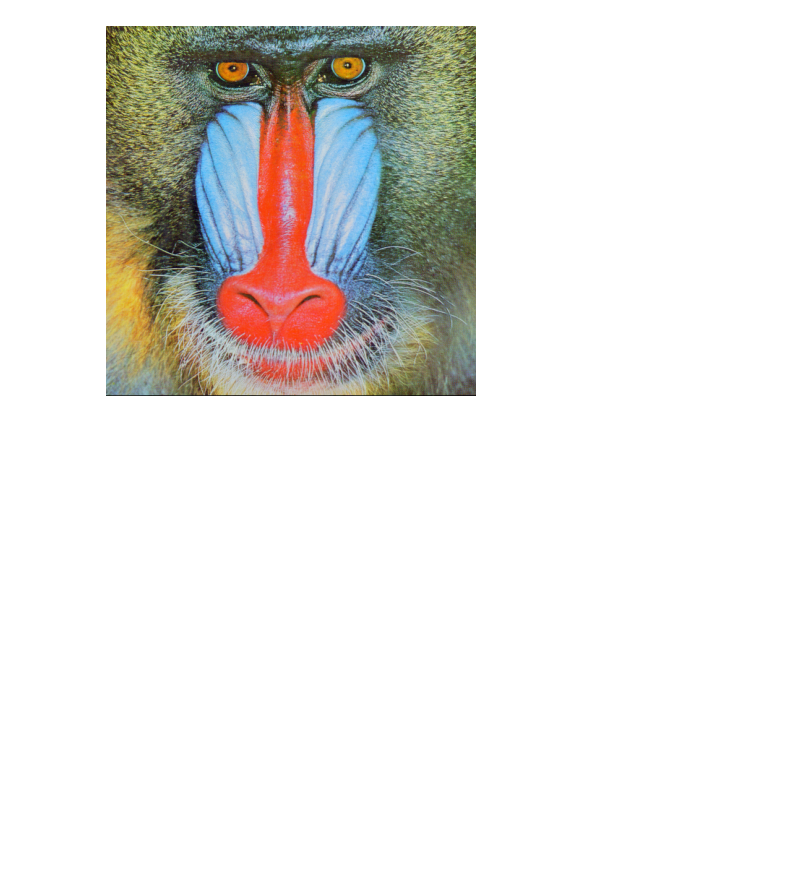
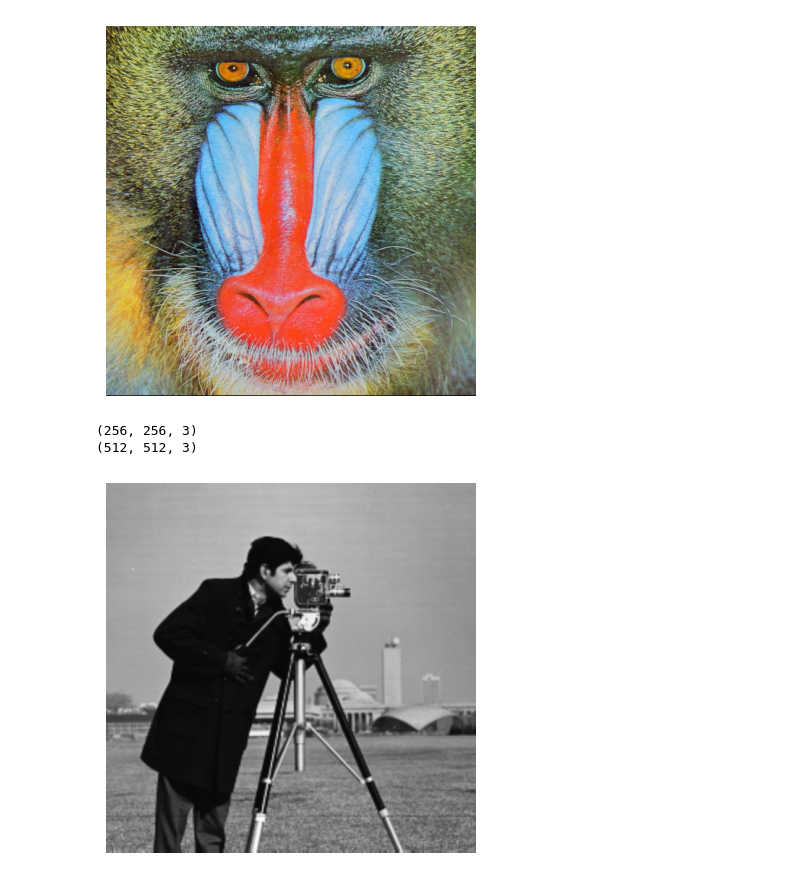
Before and after one commit to pashupatinathvidyarthi/Digital-Image-Processing, a Jupyter notebook: DIP_EXP02.ipynb, the cells around one changed output. Drawn from its saved outputs; the diff is of its cells as text; code cells hidden in the pictures; blank space fills up the shorter version.

```diff
--- a/DIP_EXP02.ipynb
+++ b/DIP_EXP02.ipynb
@@ -21,3 +21,11 @@ plt.axis("off")
 plt.show()
 # %% [output]
 [figure]
+# %%
+print(img_cameraman.shape)
+print(img_baboon.shape) #height,width
+# %% [output]
+(256, 256, 3)
+(512, 512, 3)
+# %%
+img_cameraman=cv2.resize(img_cameraman,(512,512))
@@ -23,0 +34,6 @@ plt.show()
+# %%
+plt.imshow(img_cameraman)
+plt.axis("off")
+plt.show()
+# %% [output]
+[figure, added]
```
Also changed, not shown: parts of 6 cells of this notebook.
